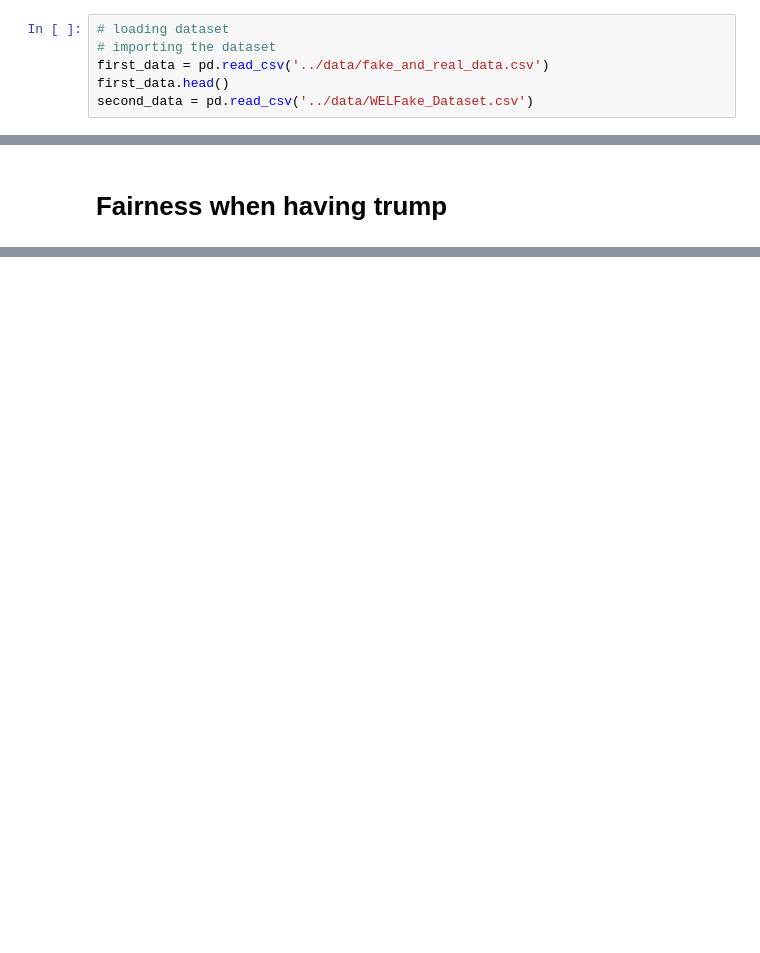
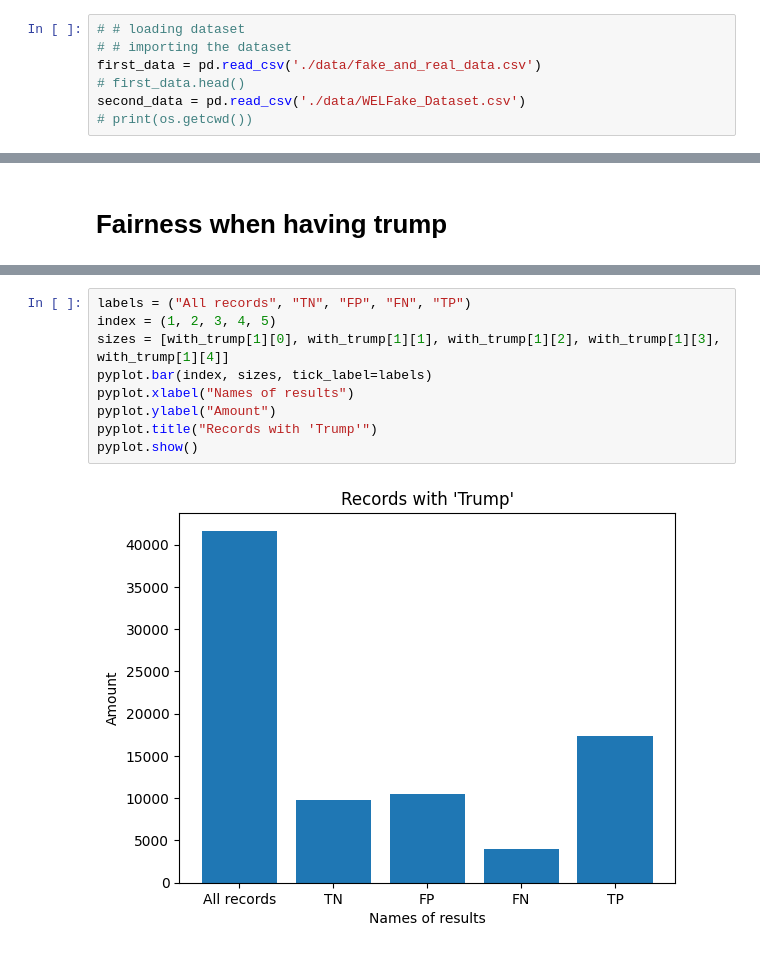
Before and after one commit to me3eh/-Bar-BoRoSa, a Jupyter notebook: model/data/fairness_metrics.ipynb, the cells around one changed output, grey strips where cells are left out. Drawn from its saved outputs; the diff is of its cells as text; blank space fills up the shorter version.

```diff
--- a/model/data/fairness_metrics.ipynb
+++ b/model/data/fairness_metrics.ipynb
@@ -43,6 +32,7 @@ OSError: No such file or directory: 'Decision Tree'
 # %%
-# loading dataset
-# importing the dataset
-first_data = pd.read_csv('../data/fake_and_real_data.csv')
-first_data.head()
-second_data = pd.read_csv('../data/WELFake_Dataset.csv')
+# # loading dataset
+# # importing the dataset
+first_data = pd.read_csv('./data/fake_and_real_data.csv')
+# first_data.head()
+second_data = pd.read_csv('./data/WELFake_Dataset.csv')
+# print(os.getcwd())
@@ -379,0 +233,11 @@ result
+# %%
+labels = ("All records", "TN", "FP", "FN", "TP")
+index = (1, 2, 3, 4, 5)
+sizes = [with_trump[1][0], with_trump[1][1], with_trump[1][2], with_trump[1][3], with_trump[1][4]]
+pyplot.bar(index, sizes, tick_label=labels)
+pyplot.xlabel("Names of results")
+pyplot.ylabel("Amount")
+pyplot.title("Records with 'Trump'")
+pyplot.show()
+# %% [output]
+[figure, added]
```
Also changed, not shown: parts of 32 cells of this notebook, 1 other file.
